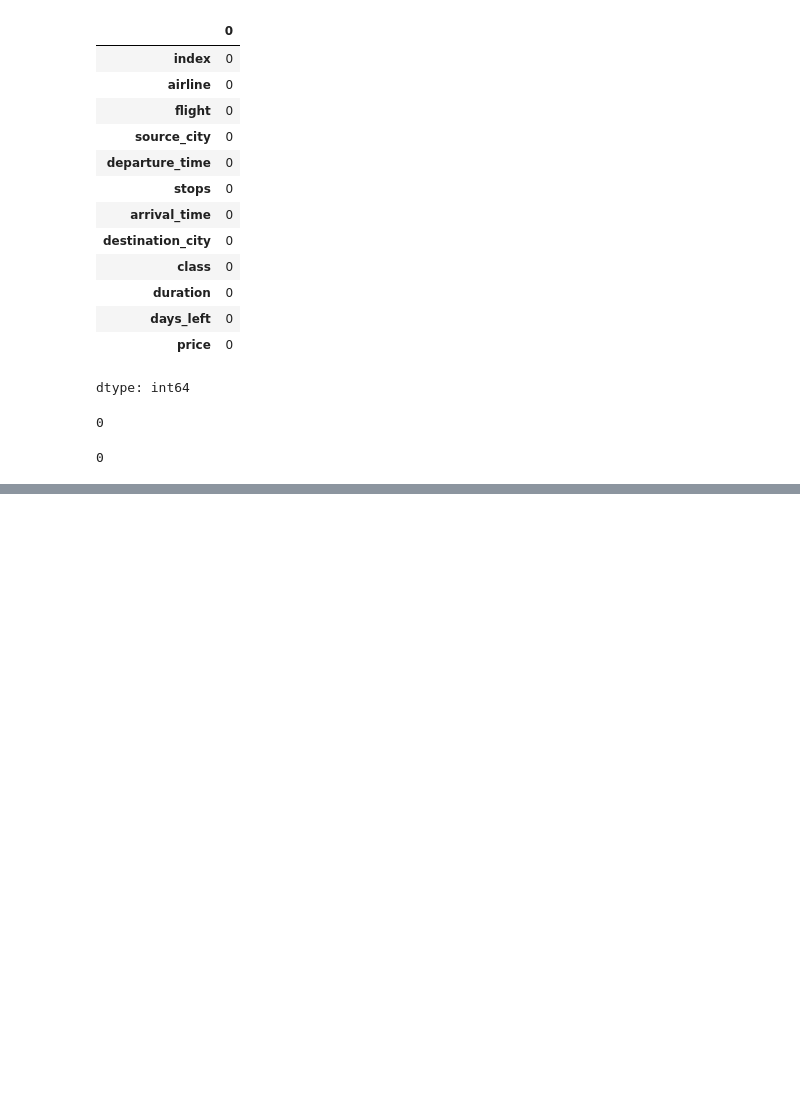
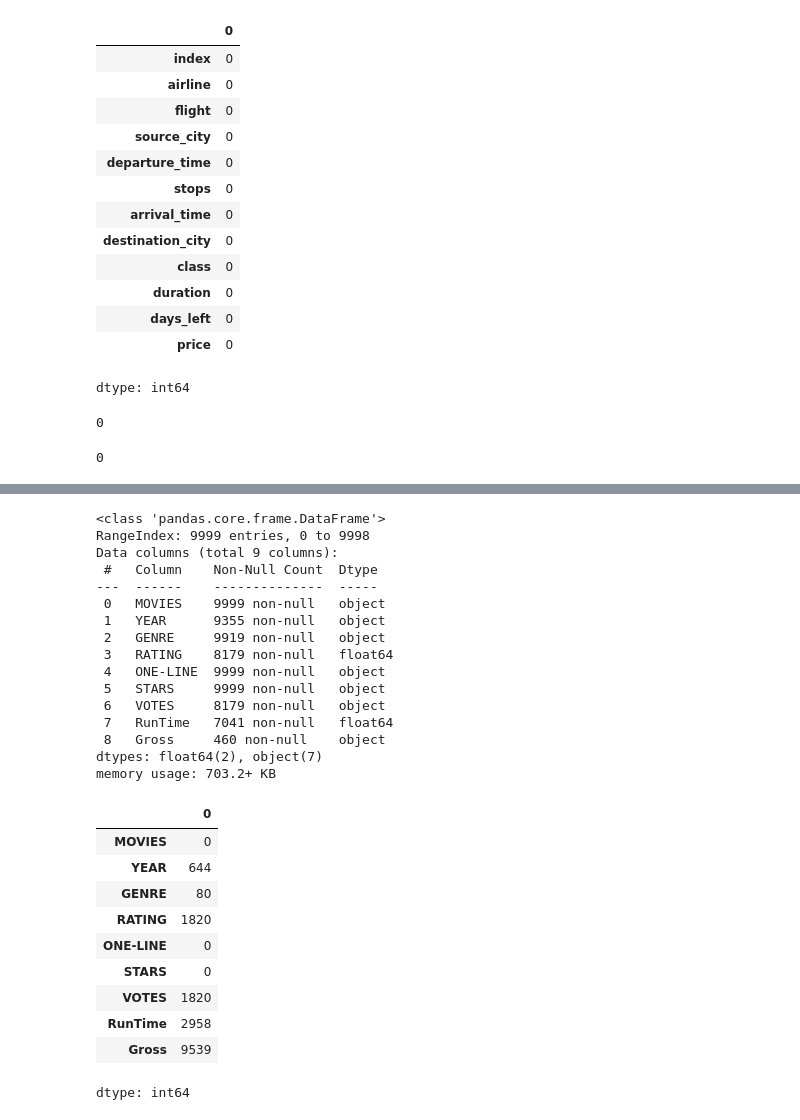
Before and after one commit to RahulArra/Machine-Learning, a Jupyter notebook: Week3.ipynb, the cells around one changed output, grey strips where cells are left out. Drawn from its saved outputs; the diff is of its cells as text; code cells hidden in the pictures; blank space fills up the shorter version.

```diff
--- a/Week3.ipynb
+++ b/Week3.ipynb
@@ -134,0 +163,35 @@ len(quasi_const_fea)
+# %%
+import pandas as pd
+df1= pd.read_csv("/media/movies.csv")
+# %%
+df1.describe()
+df1.info()
+df1.isnull().sum()
+# %% [output]
+<class 'pandas.core.frame.DataFrame'>
+RangeIndex: 9999 entries, 0 to 9998
+Data columns (total 9 columns):
+ #   Column    Non-Null Count  Dtype
+---  ------    --------------  -----
+ 0   MOVIES    9999 non-null   object
+ 1   YEAR      9355 non-null   object
+ 2   GENRE     9919 non-null   object
+ 3   RATING    8179 non-null   float64
+ 4   ONE-LINE  9999 non-null   object
+ 5   STARS     9999 non-null   object
+ 6   VOTES     8179 non-null   object
+ 7   RunTime   7041 non-null   float64
+ 8   Gross     460 non-null    object
+dtypes: float64(2), object(7)
+memory usage: 703.2+ KB
+|  | 0 |
+| MOVIES | 0 |
+| YEAR | 644 |
+| GENRE | 80 |
+| RATING | 1820 |
+| ONE-LINE | 0 |
+| STARS | 0 |
+| VOTES | 1820 |
+| RunTime | 2958 |
+| Gross | 9539 |
+dtype: int64
```
Also changed, not shown: parts of 4 cells of this notebook.
